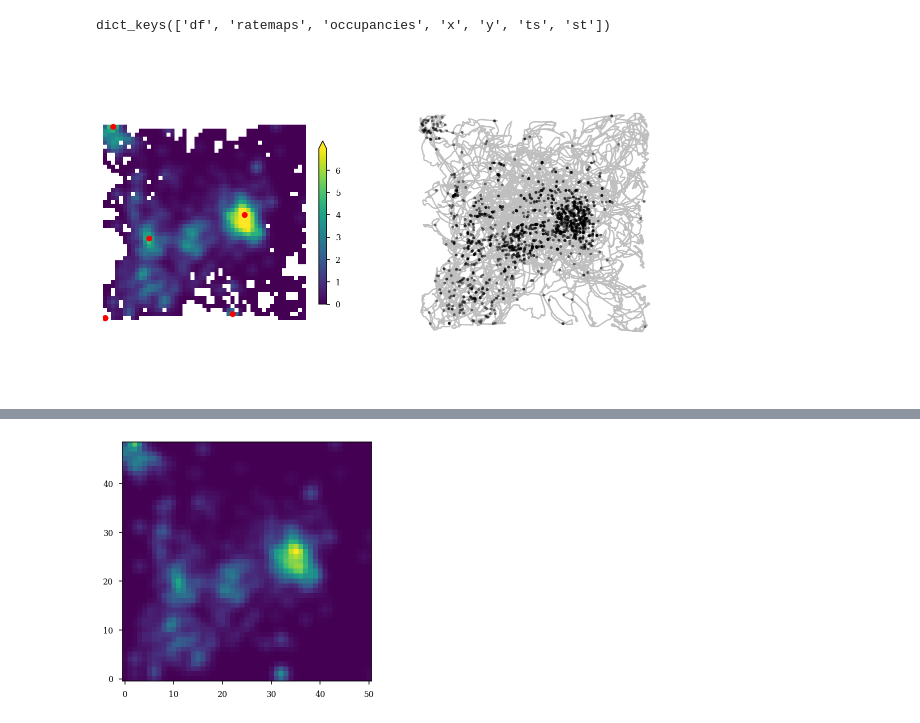
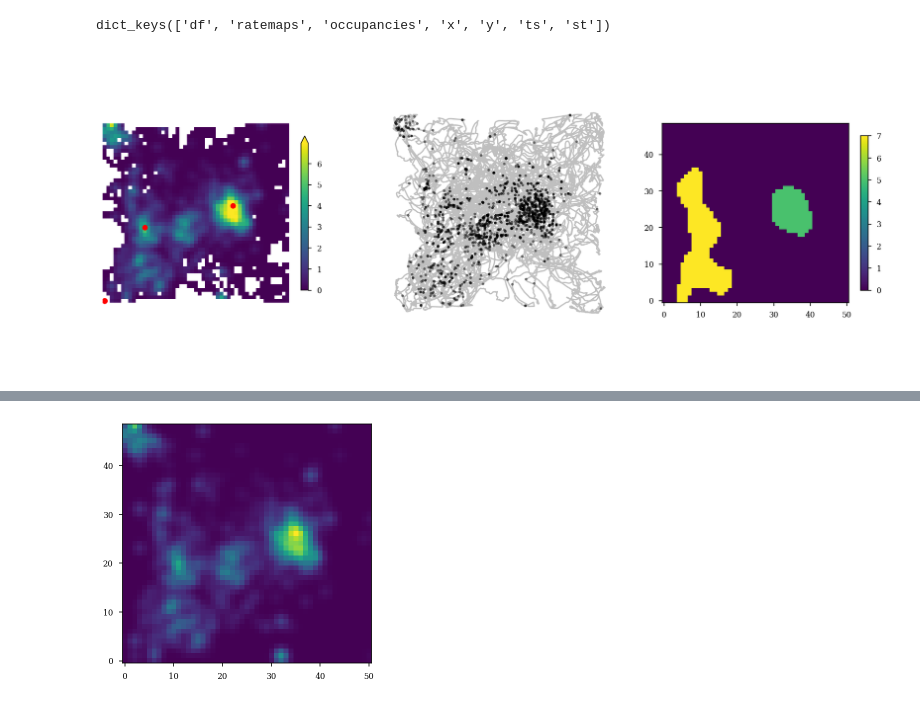
Before and after one commit to ryanharvey1/ripple_heterogeneity, a Jupyter notebook: scripts/place_cells/test_detect_fields.ipynb, the cells around one changed output, grey strips where cells are left out. Cells and saved outputs as stored; diff of their text form; code cells hidden in the pictures.

```diff
--- a/scripts/place_cells/test_detect_fields.ipynb
+++ b/scripts/place_cells/test_detect_fields.ipynb
@@ -44,39 +46,44 @@ x = results["x"][0]
 y = results["y"][0]
 ts = results["ts"][0]
 i = 7
-fig, ax = plt.subplots(1, 2, figsize=(10, 6))
+fig, ax = plt.subplots(1, 3, figsize=(15, 6))
 
 ratemap_ = results["ratemaps"][i].copy()
 ratemap_[results["occupancies"][i] < 0.01] = np.nan
 shw = ax[0].imshow(
     ratemap_, interpolation="nearest", origin="lower", vmax=np.nanmax(ratemap_) * 0.8
 )
 fig.colorbar(shw, ax=ax[0], extend="max", shrink=0.5)
 
 ax[1].plot(x, y, color="grey", alpha=0.5)
 ax[1].plot(
     np.interp(results["st"][i], ts, x),
     np.interp(results["st"][i], ts, y),
     ".k",
     alpha=0.5,
 )
 ax[1].axis("equal")
 ax[1].axis("off")
 ax[0].axis("equal")
 ax[0].axis("off")
 
 peaks = fields.separate_fields_by_laplace_of_gaussian(
-    np.array(results["ratemaps"][i]), sigma=4, minimum_field_area=40
+    np.array(results["ratemaps"][i]), sigma=3, minimum_field_area=100
 )
+shw = ax[2].imshow(
+    peaks, interpolation="nearest", origin="lower"
+)
+fig.colorbar(shw, ax=ax[2], shrink=0.5)
+
 bc = fields.calculate_field_centers(
     np.array(results["ratemaps"][i]), peaks, center_method="maxima"
 )
 # plt.imshow(peaks)
 for x, y in bc:
     ax[0].scatter(x, y, color="red")
 # peaks = fields.find_peaks(ratemap_)
 # peaks = separate_fields_by_laplace(ratemap_, threshold=0, minimum_field_area=None)
 # for x,y in peaks:
 #     ax[0].scatter(y,x,color='red')
 # %% [output]
-[figure, old version]
+[figure, new version]
```
Also changed, not shown: parts of 3 cells of this notebook.
